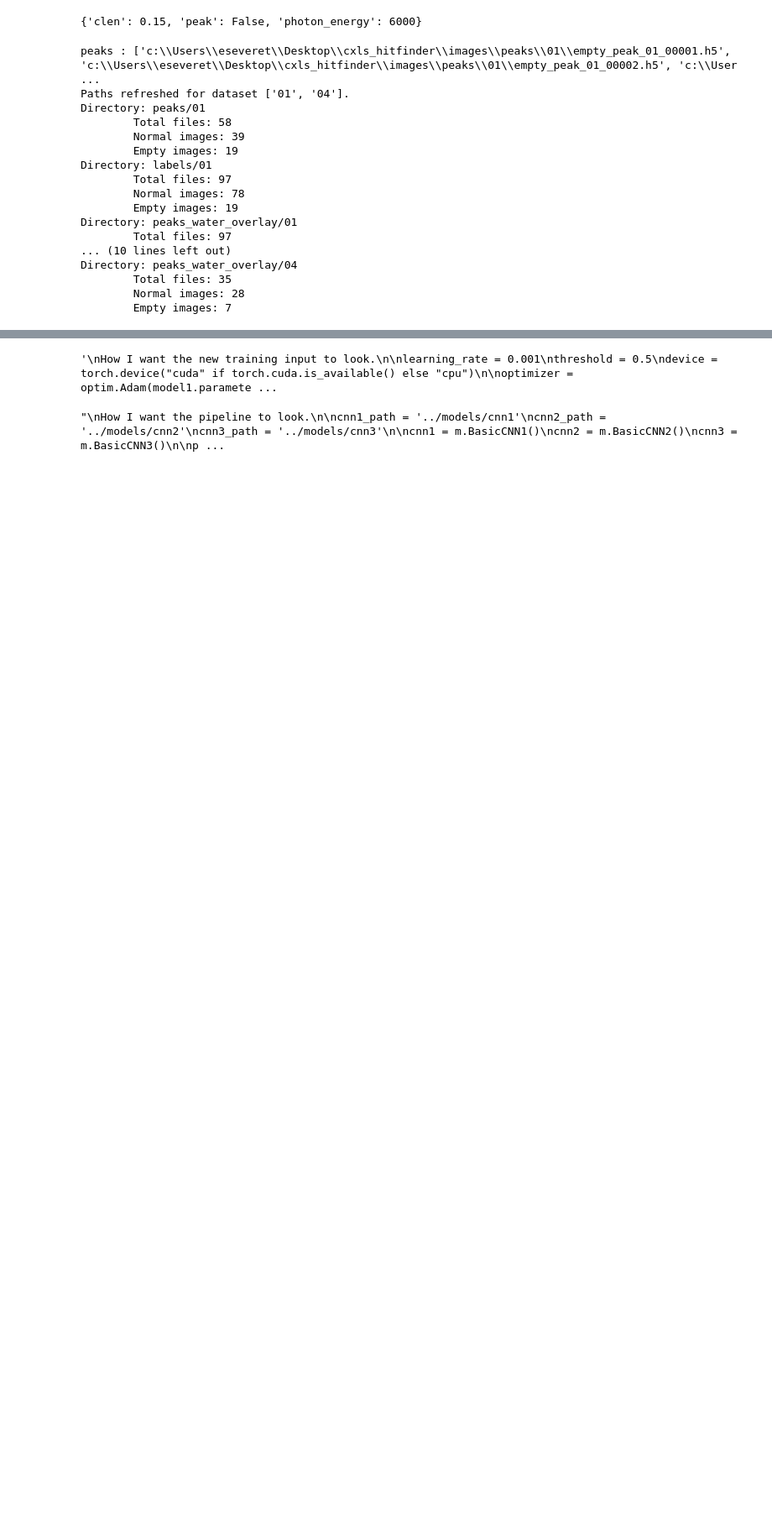
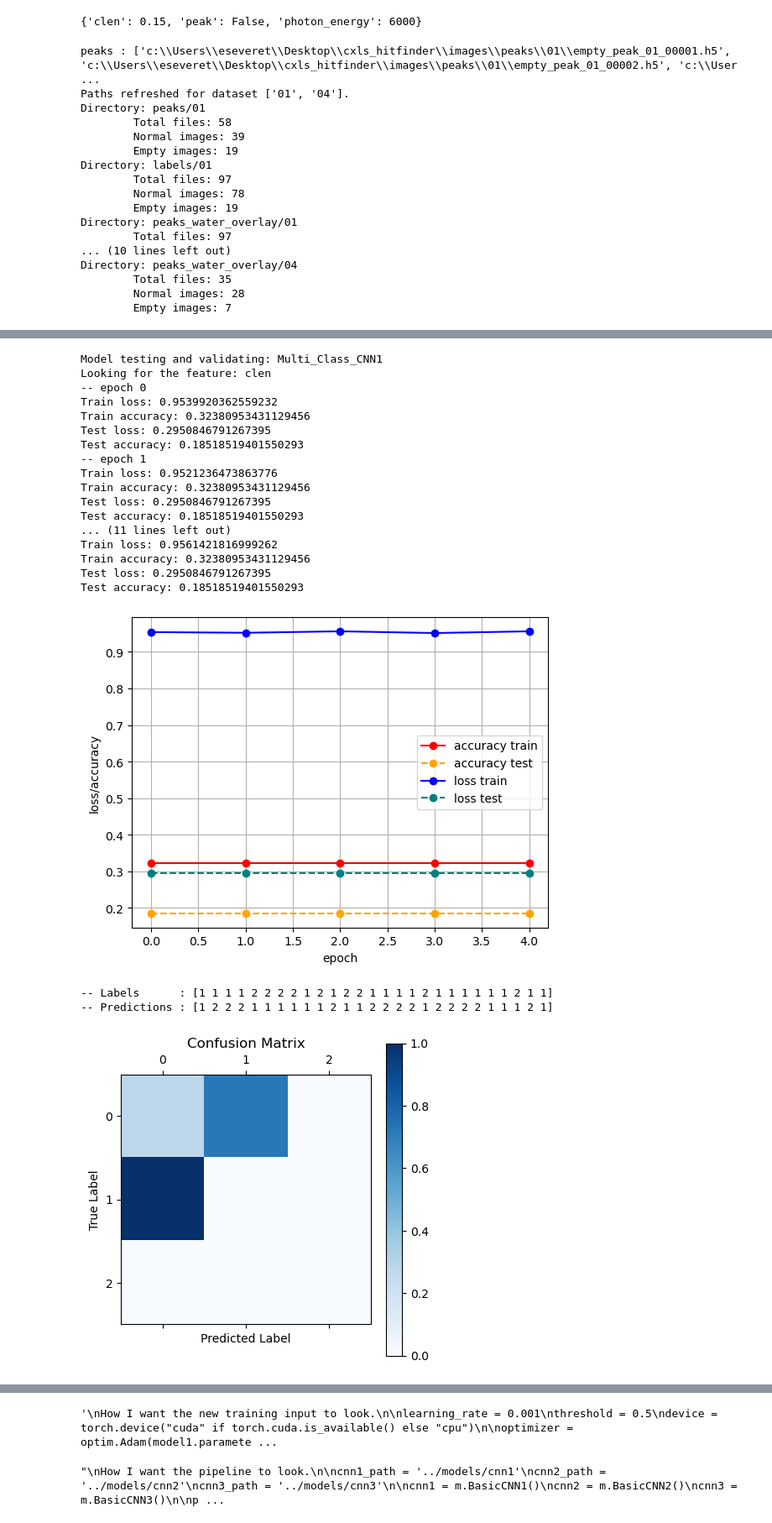
Before and after one commit to adamkurth/cxls_hitfinder, a Jupyter notebook: cnn/src/test_Everett.ipynb, the cells around one changed output, grey strips where cells are left out. Shown at 84% size. Cells and saved outputs as stored; diff of their text form; code cells hidden in the pictures; blank space fills up the shorter version.

Commit message:
currently testing why there is a difference between the train_eval files

```diff
--- a/cnn/src/test_Everett.ipynb
+++ b/cnn/src/test_Everett.ipynb
@@ -173,0 +164,44 @@ tensor([1.0000, 2.7714, 1.0000], device='cuda:0')
+# %%
+learning_rate = 0.001
+device = torch.device("cuda" if torch.cuda.is_available() else "cpu")
+model1 = m.Multi_Class_CNN1().to(device)
+optimizer = optim.Adam(model1.parameters(), lr=learning_rate)
+
+cfg = {
+    "loader": [train_loader, test_loader],
+    'num_epochs': 5,
+    'batch_size': train_loader.batch_size,
+    'optimizer': optimizer,
+    'device': device,
+    'threshold': 0.5
+    }
+
+peak_config = eval.Camera_Length_Configureation()
+
+t = train_eval.TrainTestModels(cfg, peak_config)
+t.epoch_loop()
+t.plot_loss_accuracy()
+t.plot_confusion_matrix()
+t.get_confusion_matrix()
+# %% [output]
+Model testing and validating: Multi_Class_CNN1
+Looking for the feature: clen
+-- epoch 0
+Train loss: 0.9539920362559232
+Train accuracy: 0.32380953431129456
+Test loss: 0.2950846791267395
+Test accuracy: 0.18518519401550293
+-- epoch 1
+Train loss: 0.9521236473863776
+Train accuracy: 0.32380953431129456
+Test loss: 0.2950846791267395
+Test accuracy: 0.18518519401550293
+... (11 lines left out)
+Train loss: 0.9561421816999262
+Train accuracy: 0.32380953431129456
+Test loss: 0.2950846791267395
+Test accuracy: 0.18518519401550293
+[figure, added]
+-- Labels      : [1 1 1 1 2 2 2 2 1 2 1 2 2 1 1 1 1 2 1 1 1 1 1 1 2 1 1]
+-- Predictions : [1 2 2 2 1 1 1 1 1 1 2 1 1 2 2 2 2 1 2 2 2 2 1 1 1 2 1]
+[figure, added]
```
Also changed, not shown: parts of 6 cells of this notebook, 2 other files.
